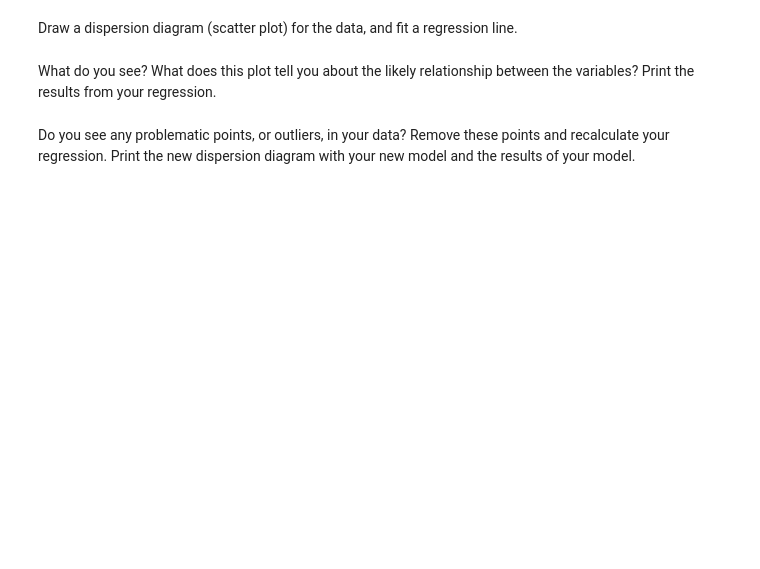
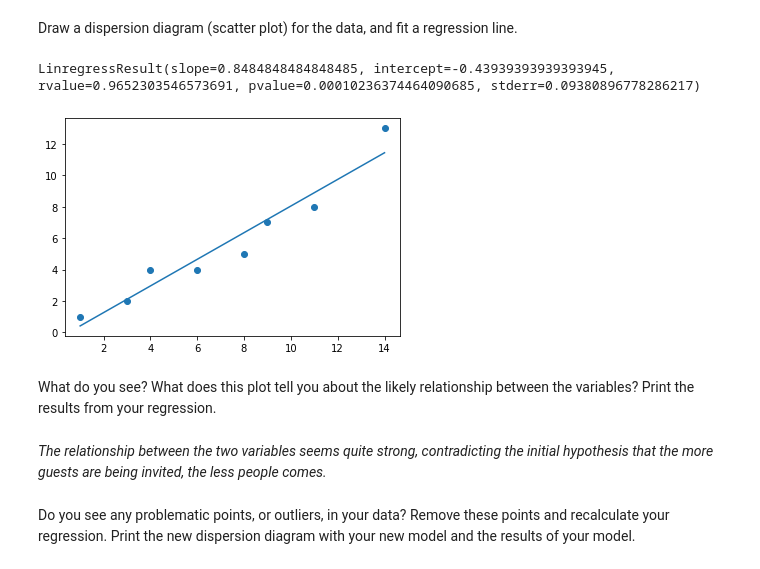
Before and after one commit to ta-data-lis/lab-regression-analysis, a Jupyter notebook: your-code/challenge1.ipynb, the cells around one changed output. Saved outputs shown, nothing was run; the diff lists cells and outputs as text; code cells hidden in the pictures; blank space fills up the shorter version.

```diff
--- a/your-code/challenge1.ipynb
+++ b/your-code/challenge1.ipynb
@@ -123,0 +183,3 @@ First, build a dataframe with the data.
+# %%
+df = pd.DataFrame({'X' : [1,3,4,6,8,9,11,14], 'Y' : [1,2,4,4,5,7,8,13]})
+df
@@ -128,2 +198,14 @@ Draw a dispersion diagram (scatter plot) for the data, and fit a regression line
+# %%
+x = df['X']
+y = df['Y']
+regress_values = stats.linregress(x, y)
+print(regress_values)
+regress_line = regress_values[1] + regress_values[0]*x
+plt.scatter(x, y)
+plt.plot(x, regress_line)
+plt.show()
+# %% [output]
+LinregressResult(slope=0.8484848484848485, intercept=-0.43939393939393945, rvalue=0.9652303546573691, pvalue=0.00010236374464090685, stderr=0.09380896778286217)
+[figure, added]
 # %% [markdown]
 What do you see? What does this plot tell you about the likely relationship between the variables? Print the results from your regression.
@@ -132,2 +212,4 @@ What do you see? What does this plot tell you about the likely relationship betw
+# %% [markdown]
+*The relationship between the two variables seems quite strong, contradicting the initial hypothesis that the more guests are being invited, the less people comes.*
 # %% [markdown]
 Do you see any problematic points, or outliers, in your data? Remove these points and recalculate your regression. Print the new dispersion diagram with your new model and the results of your model.
```
Also changed, not shown: parts of 18 cells of this notebook, 1 other file.
